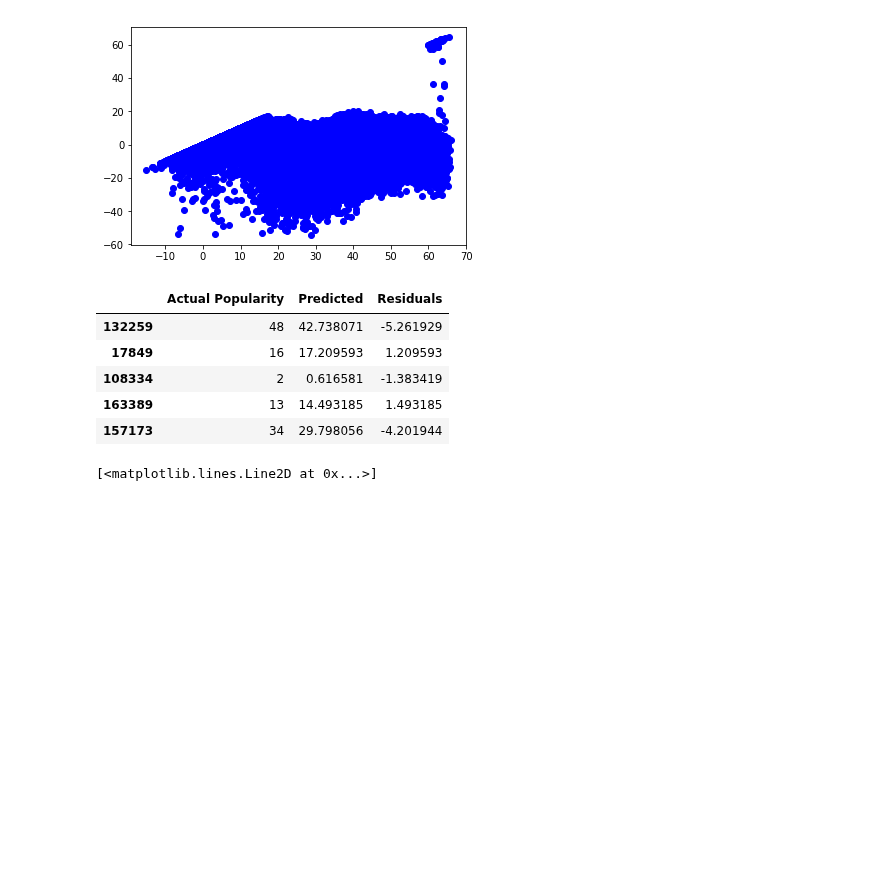
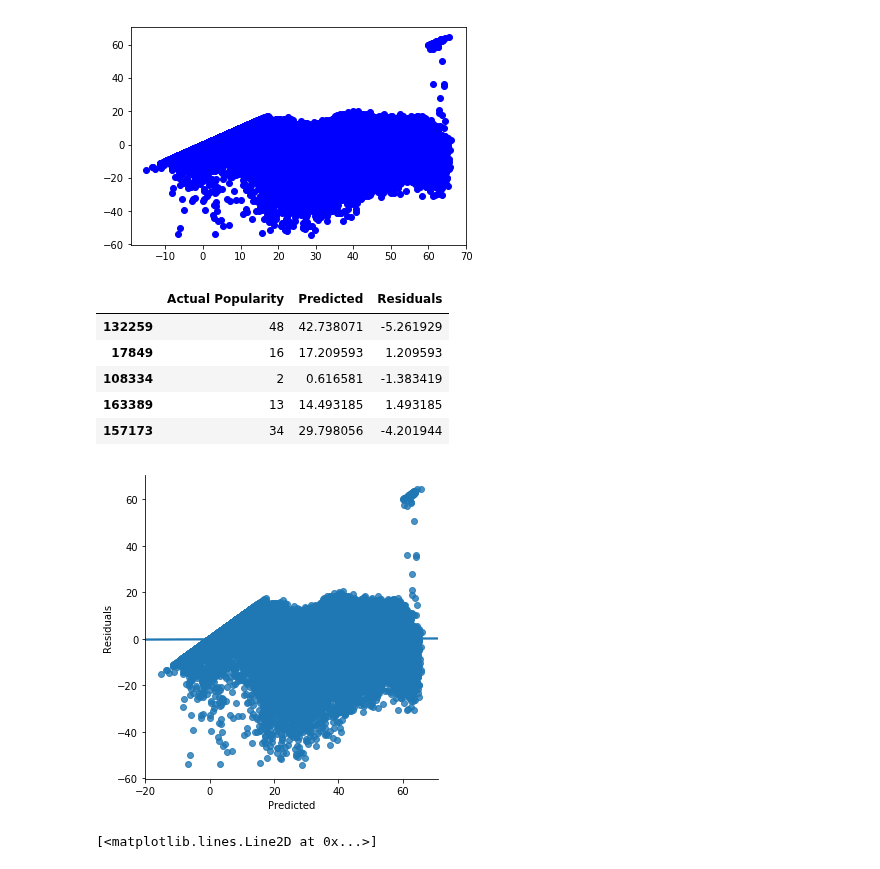
Before and after one commit to zainkhan9/spotify_ml, a Jupyter notebook: Prediction.ipynb, the cells around one changed output. Cells and saved outputs as stored; diff of their text form; code cells hidden in the pictures; blank space fills up the shorter version.

```diff
--- a/Prediction.ipynb
+++ b/Prediction.ipynb
@@ -112,6 +119,11 @@ data.head()
 | 108334 | 2 | 0.616581 | -1.383419 |
 | 163389 | 13 | 14.493185 | 1.493185 |
 | 157173 | 34 | 29.798056 | -4.201944 |
+# %%
+import seaborn as sns
+g = sns.lmplot(x="Predicted", y="Residuals", data=data)
+# %% [output]
+[figure, added]
 # %%
 plt.plot(data.iloc[0:1000, 1], data.iloc[0:1000, 2], 'ro')
 # %% [output]
```
Also changed, not shown: parts of 8 cells of this notebook, 1 other file.
